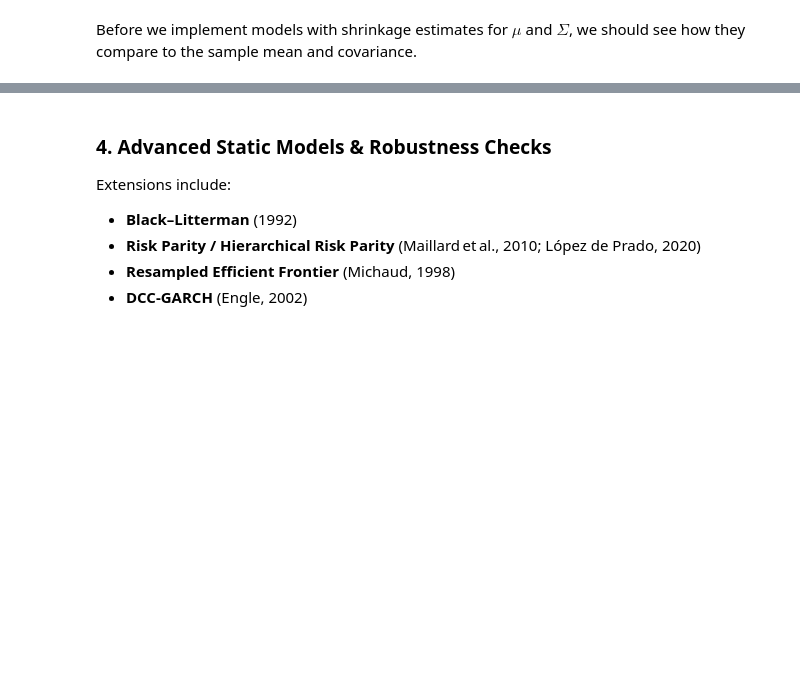
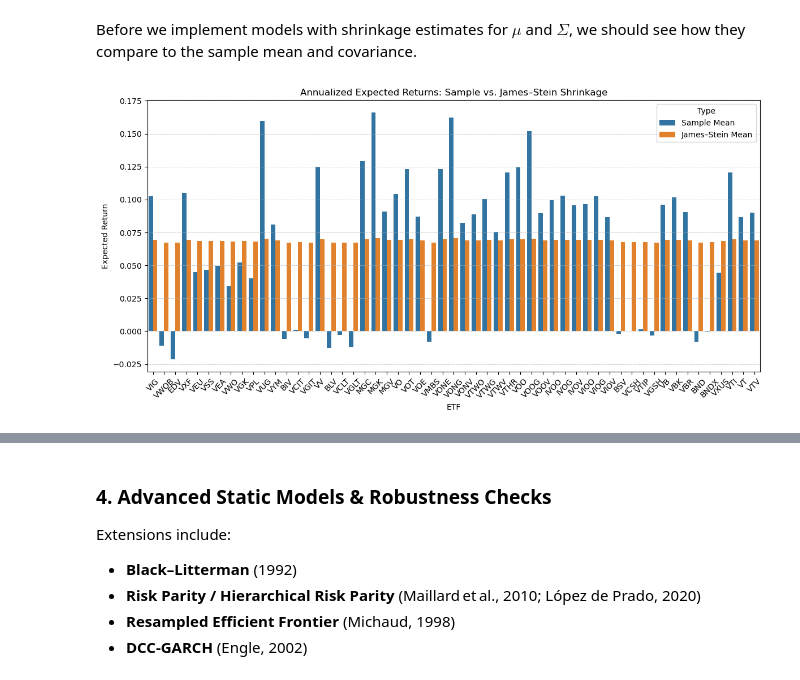
Before and after one commit to Fresearch99/etf_portfolio_optimization, a Jupyter notebook: Optimal_Portfolio_Analysis.ipynb, the cells around one changed output, grey strips where cells are left out. Cells and saved outputs as stored; diff of their text form; code cells hidden in the pictures; blank space fills up the shorter version.

```diff
--- a/Optimal_Portfolio_Analysis.ipynb
+++ b/Optimal_Portfolio_Analysis.ipynb
@@ -898,30 +898,52 @@ def james_stein_shrinkage(mu_hat):
     """
     Applies James–Stein shrinkage to the vector of sample means.
 
     Args:
         mu_hat (np.ndarray): Sample mean returns (shape: [n_assets]).
 
     Returns:
         np.ndarray: Shrunk mean returns.
     """
     p = len(mu_hat)
     mu_bar = np.mean(mu_hat)
     numerator = (p - 2) * np.var(mu_hat, ddof=1)
     denominator = np.sum((mu_hat - mu_bar) ** 2)
 
     # Guard against division by zero
     if denominator == 0:
         lambda_js = 0
     else:
         lambda_js = min(1, max(0, numerator / denominator))
 
     mu_shrunk = (1 - lambda_js) * mu_hat + lambda_js * mu_bar
     return mu_shrunk
 
 
 # Mean shrinkage
 annual_mu_shrunk = james_stein_shrinkage(annual_mu_sample)
 
 # Covariance shrinkage
 lw = LedoitWolf().fit(returns_monthly.values)
 annual_cov_shrunk = lw.covariance_ * 12
+
+# Create DataFrame for plotting
+df_mu = pd.DataFrame({
+    "ETF": etf_symbols,
+    "Sample Mean": annual_mu_sample,
+    "James–Stein Mean": annual_mu_shrunk
+})
+
+# Melt to long format for seaborn
+df_mu_melted = df_mu.melt(id_vars="ETF", var_name="Type", value_name="Return")
+
+# Plot
+plt.figure(figsize=(12, 6))
+sns.barplot(data=df_mu_melted, x="ETF", y="Return", hue="Type")
+plt.xticks(rotation=45)
+plt.title("Annualized Expected Returns: Sample vs. James–Stein Shrinkage")
+plt.ylabel("Expected Return")
+plt.grid(axis='y', linestyle='--', linewidth=0.5)
+plt.tight_layout()
+plt.show()
+# %% [output]
+[figure, added]
```
Also changed, not shown: parts of 8 cells of this notebook.
